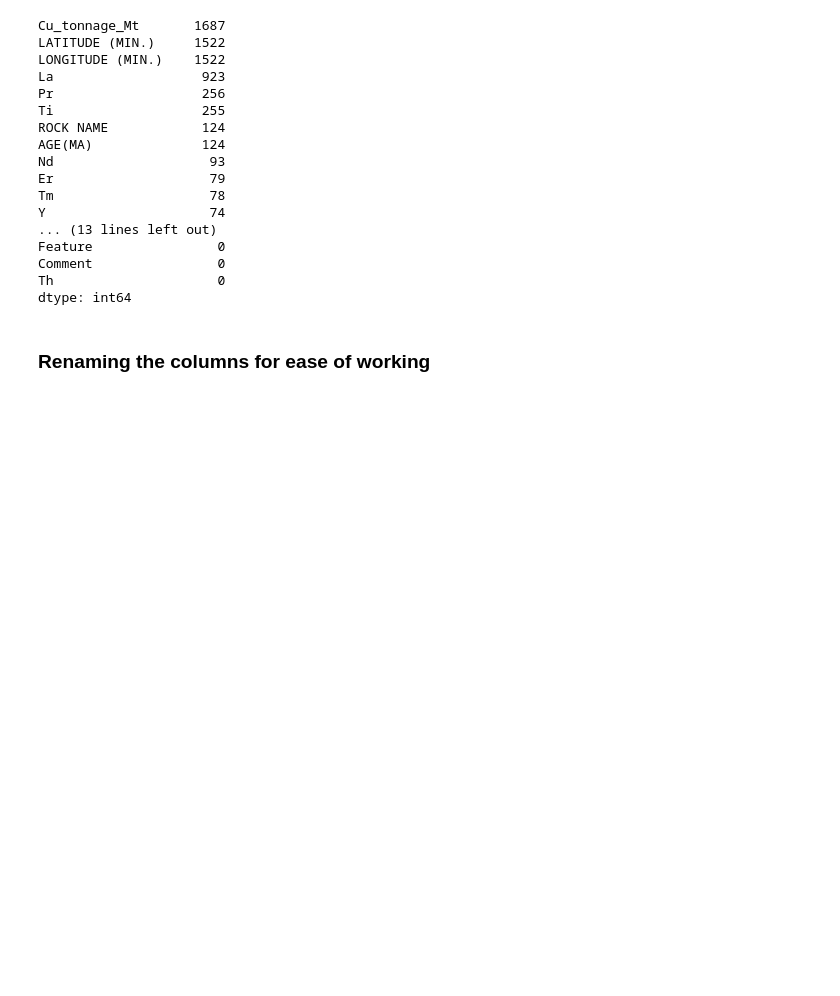
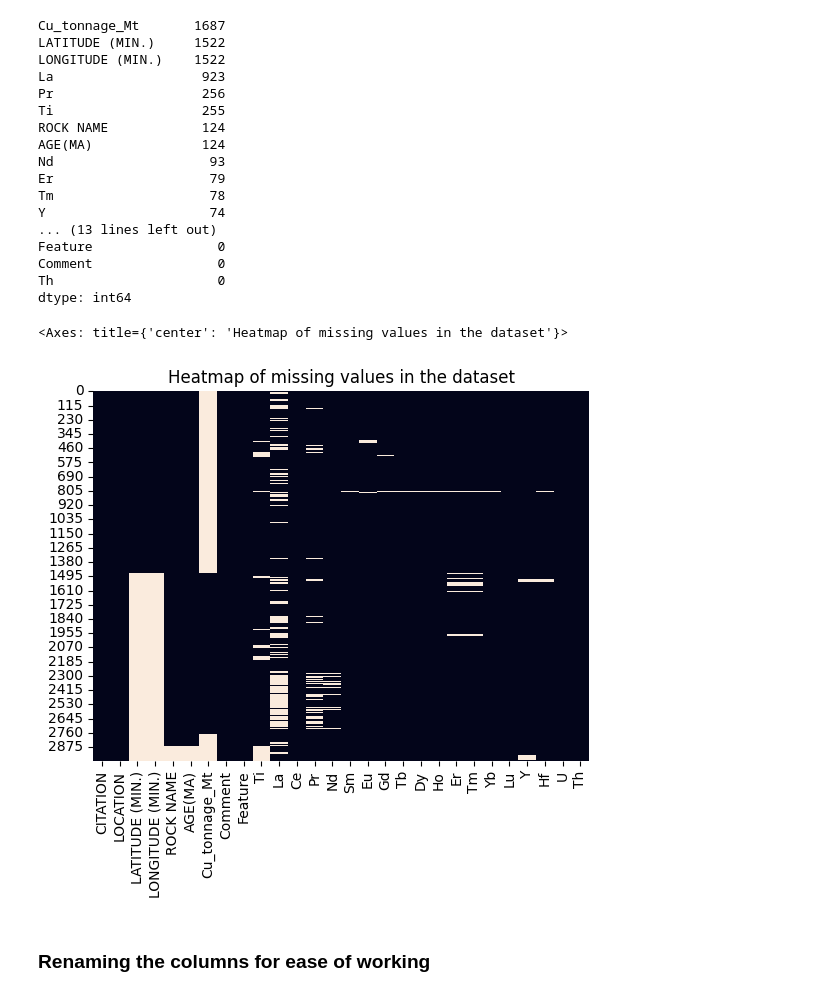
Before and after one commit to phaniram05/zircon-fertility-dsc, a Jupyter notebook: DSC-Zircon.ipynb, the cells around one changed output. Drawn from its saved outputs; the diff is of its cells as text; code cells hidden in the pictures; blank space fills up the shorter version.

```diff
--- a/DSC-Zircon.ipynb
+++ b/DSC-Zircon.ipynb
@@ -179,6 +179,12 @@ Feature                0
 Comment                0
 Th                     0
 dtype: int64
+# %%
+plt.title("Heatmap of missing values in the dataset")
+sns.heatmap(df1.isnull(), cbar=False)
+# %% [output]
+<Axes: title={'center': 'Heatmap of missing values in the dataset'}>
+[figure, added]
 # %% [markdown]
 ### Renaming the columns for ease of working
 # %%
```
Also changed, not shown: parts of 16 cells of this notebook.
